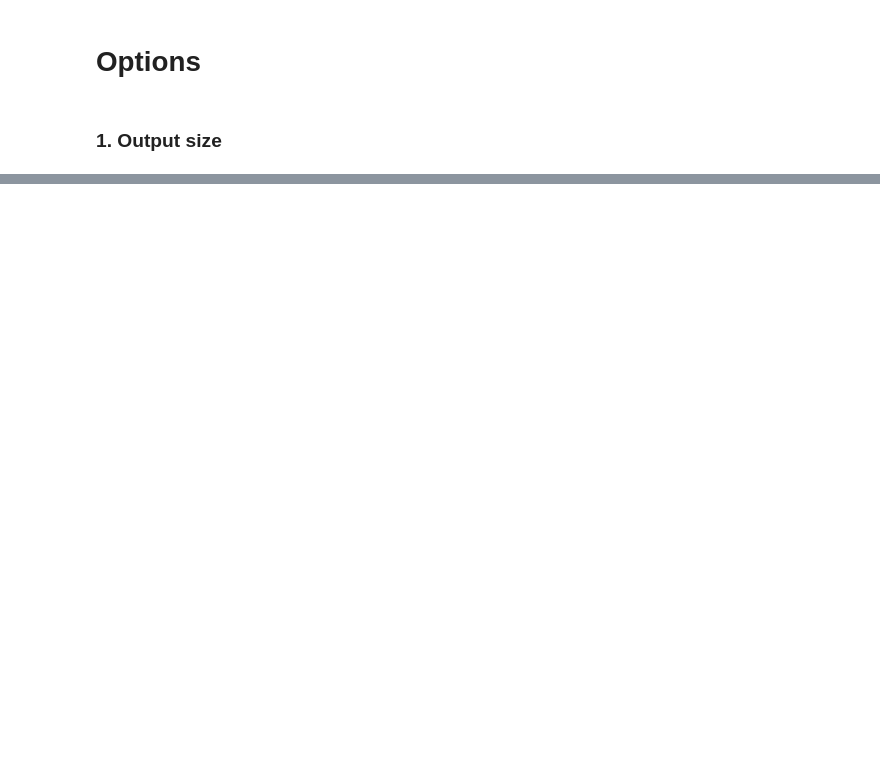
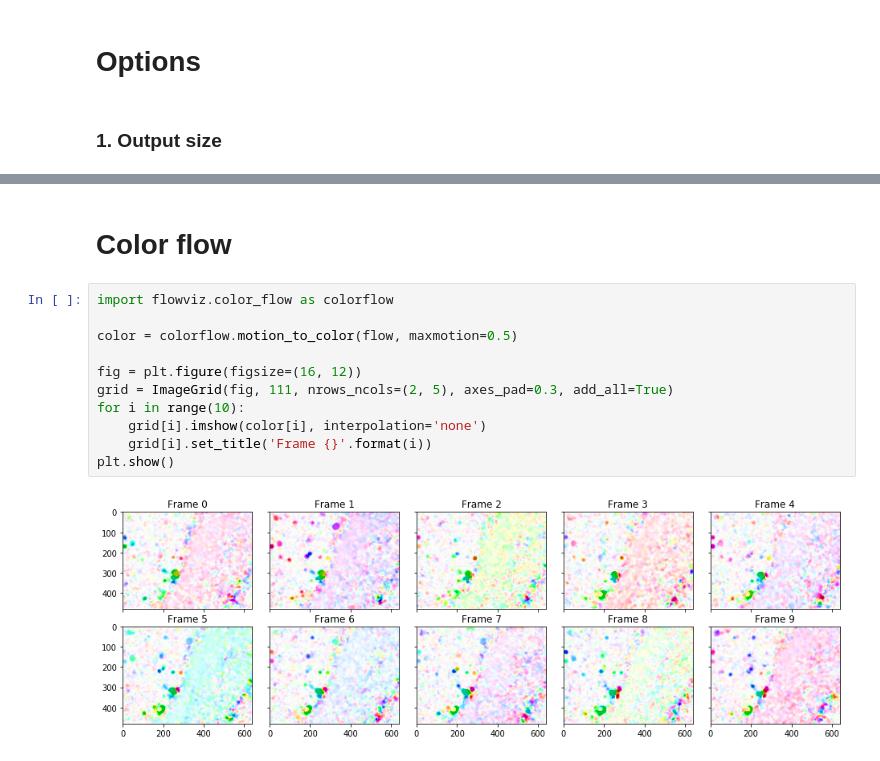
Before and after one commit to marximus/flowviz, a Jupyter notebook: notebooks/examples.ipynb, the cells around one changed output, grey strips where cells are left out. Cells and saved outputs as stored; diff of their text form; blank space fills up the shorter version.

Commit message:
Add ability to color either image or sequence of images

```diff
--- a/notebooks/examples.ipynb
+++ b/notebooks/examples.ipynb
@@ -56,0 +53,15 @@ Video('flow-animation-small.mp4')
+# %% [markdown]
+# Color flow
+# %%
+import flowviz.color_flow as colorflow
+
+color = colorflow.motion_to_color(flow, maxmotion=0.5)
+
+fig = plt.figure(figsize=(16, 12))
+grid = ImageGrid(fig, 111, nrows_ncols=(2, 5), axes_pad=0.3, add_all=True)
+for i in range(10):
+    grid[i].imshow(color[i], interpolation='none')
+    grid[i].set_title('Frame {}'.format(i))
+plt.show()
+# %% [output]
+[figure, added]
```
Also changed, not shown: parts of 3 cells of this notebook, 1 other file.
